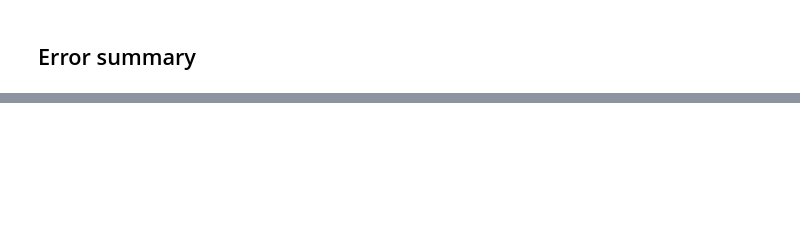
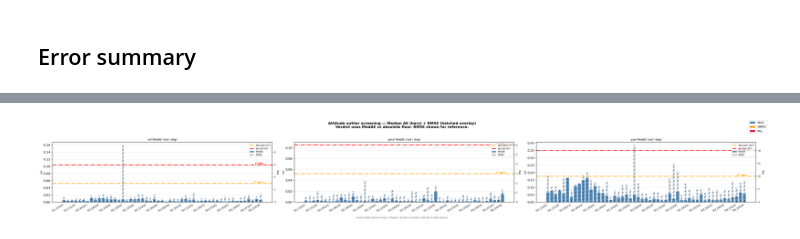
Before and after one commit to MChalak1/MARID_UAV, a Jupyter notebook: AI-ML-Experiments/model_observation.ipynb, the cells around one changed output, grey strips where cells are left out. Cells and saved outputs as stored; diff of their text form; code cells hidden in the pictures; blank space fills up the shorter version.

```diff
--- a/AI-ML-Experiments/model_observation.ipynb
+++ b/AI-ML-Experiments/model_observation.ipynb
@@ -480,16 +533,23 @@ _ANGLE_COLS = {'roll', 'pitch', 'yaw'}
 def _wrap(a):
     return (a + np.pi) % (2 * np.pi) - np.pi
 
+def _medae(e, g, col):
+    """Median absolute error — robust to wrap spikes and landing outliers."""
+    diff = e - g
+    if col in _ANGLE_COLS:
+        diff = _wrap(diff)
+    return float(np.median(np.abs(diff)))
+
 def _rmse(e, g, col):
     diff = e - g
     if col in _ANGLE_COLS:
         diff = _wrap(diff)
     return float(np.sqrt(np.mean(diff ** 2)))
 
-# Outlier detection — self-calibrating relative to fleet median.
-# Position omitted: drift is the training signal in GPS-denied dead-reckoning.
 SIGMA_WARN     = 1.5
 SIGMA_FAIL     = 2.5
+ABS_WARN_RAD   = {'roll': np.radians(3.0),  'pitch': np.radians(3.0),  'yaw': np.radians(10.0)}
+ABS_FAIL_RAD   = {'roll': np.radians(6.0),  'pitch': np.radians(6.0),  'yaw': np.radians(20.0)}
 _ATTITUDE_COLS = ['roll', 'pitch', 'yaw']
 _VERDICT_COLOR = {'PASS': 'steelblue', 'WARN': 'darkorange', 'FAIL': 'crimson'}
 
@@ -509,15 +569,16 @@ for fid in _base_fids:
     g = np.concatenate([np.load(c, allow_pickle=True)['pose_targets'].astype(np.float32) for c in cs])
     cols  = ['x','y','roll','pitch','yaw','vx','vy'] if g.shape[1] == 7 else ['x','y','z','roll','pitch','yaw','vx','vy','vz']
     eidx  = [_EST_ALL.index(c) for c in cols]
-    rmses = [_rmse(e[:, eidx[i]], g[:, i], cols[i]) for i in range(len(cols))]
-    rmse_table.append({'fid': fid, 'cols': cols, 'rmses': rmses})
+    medaes = [_medae(e[:, eidx[i]], g[:, i], cols[i]) for i in range(len(cols))]
+    rmses  = [_rmse( e[:, eidx[i]], g[:, i], cols[i]) for i in range(len(cols))]
+    rmse_table.append({'fid': fid, 'cols': cols, 'medaes': medaes, 'rmses': rmses})
 
 if not rmse_table:
     print('No flight data found in', DATA_DIR)
 else:
     fleet_median, fleet_mad = {}, {}
     for col in _ATTITUDE_COLS:
-        vals = np.array([r['rmses'][r['cols'].index(col)] for r in rmse_table if col in r['cols']])
+        vals = np.array([r['medaes'][r['cols'].index(col)] for r in rmse_table if col in r['cols']])
         med  = float(np.median(vals))
         mad  = float(np.median(np.abs(vals - med)) / 0.6745)
         fleet_median[col], fleet_mad[col] = med, max(mad, 1e-6)
@@ -527,32 +588,36 @@ else:
         for col in _ATTITUDE_COLS:
             if col not in r['cols']:
                 continue
-            z = (r['rmses'][r['cols'].index(col)] - fleet_median[col]) / fleet_mad[col]
-            if   z > SIGMA_FAIL: worst = 'BAD'
-            elif z > SIGMA_WARN and worst != 'BAD': worst = 'WARN'
+            val = r['medaes'][r['cols'].index(col)]
+            z   = (val - fleet_median[col]) / fleet_mad[col]
+            if   z > SIGMA_FAIL and val >= ABS_FAIL_RAD[col]: worst = 'BAD'
+            elif z > SIGMA_WARN and val >= ABS_WARN_RAD[col] and worst != 'BAD': worst = 'WARN'
         r['verdict'] = {'BAD': 'FAIL', 'WARN': 'WARN', 'OK': 'PASS'}[worst]
 
-    print(f"Fleet baseline ({len(rmse_table)} flights, angle errors wrapped to [-π,π]):")
+    print(f"Fleet baseline ({len(rmse_table)} flights, MedAE — robust to landing wrap spikes):")
     for col in _ATTITUDE_COLS:
-        print(f"  {col:6s}  median={fleet_median[col]:.4f} rad  σ={fleet_mad[col]:.4f} rad  "
-              f"warn>{fleet_median[col]+SIGMA_WARN*fleet_mad[col]:.4f}  "
-              f"fail>{fleet_median[col]+SIGMA_FAIL*fleet_mad[col]:.4f}")
+        print(f"  {col:6s}  fleet median={fleet_median[col]:.4f} rad ({np.degrees(fleet_median[col]):.2f}°)  "
+              f"σ={fleet_mad[col]:.4f} rad  "
+              f"warn>{fleet_median[col]+SIGMA_WARN*fleet_mad[col]:.4f} rad  "
+              f"fail>{fleet_median[col]+SIGMA_FAIL*fleet_mad[col]:.4f} rad  "
+              f"abs floor fail={np.degrees(ABS_FAIL_RAD[col]):.0f}°")
     print()
 
-    print(f"{'Flight':<28}  {'x (m)':>7}  {'y (m)':>7}  {'roll(r)':>7}  {'yaw(r)':>7}  {'vx':>6}  {'vy':>6}  Status")
-    print('-' * 93)
+    print(f"{'Flight':<28}  {'x':>7}  {'y':>7}  {'roll':>9}  {'yaw':>9}  {'vx':>6}  {'vy':>6}  Status")
+    print(f"{'':28}  {'MedAE':>7}  {'MedAE':>7}  {'Med/RMSE':>9}  {'Med/RMSE':>9}  {'Med':>6}  {'Med':>6}")
+    print('-' * 100)
     for r in rmse_table:
-        def _g(col, _r=r):
-            return _r['rmses'][_r['cols'].index(col)] if col in _r['cols'] else float('nan')
+        def _gm(col, _r=r): return _r['medaes'][_r['cols'].index(col)] if col in _r['cols'] else float('nan')
+        def _gr(col, _r=r): return _r['rmses'][_r['cols'].index(col)]  if col in _r['cols'] else float('nan')
         tag = {'PASS': 'OK  ', 'WARN': 'WARN', 'FAIL': 'FAIL'}[r['verdict']]
-        print(f"{r['fid'][-26:]:<28}  {_g('x'):7.2f}  {_g('y'):7.2f}  "
-              f"{_g('roll'):7.4f}  {_g('yaw'):7.4f}  {_g('vx'):6.3f}  {_g('vy'):6.3f}  {tag}")
+        roll_str = f"{np.degrees(_gm('roll')):4.1f}/{np.degrees(_gr('roll')):4.1f}°"
+        yaw_str  = f"{np.degrees(_gm('yaw')):4.1f}/{np.degrees(_gr('yaw')):4.1f}°"
+        print(f"{r['fid'][-26:]:<28}  {_gm('x'):7.2f}  {_gm('y'):7.2f}  "
+              f"{roll_str:>9}  {yaw_str:>9}  {_gm('vx'):6.3f}  {_gm('vy'):6.3f}  {tag}")
 
     bar_colors = [_VERDICT_COLOR[r['verdict']] for r in rmse_table]
     fids_plot  = [r['fid'] for r in rmse_table]
     x = np.arange(len(fids_plot))
-    # Keep every bar, but label only a sparse subset so this remains readable
-    # as the fleet grows.  Full flight IDs stay in the printed table above.
     max_xtick_labels = 18
     tick_step = max(1, int(np.ceil(len(fids_plot) / max_xtick_labels)))
     tick_idx = np.arange(0, len(fids_plot), tick_step)
@@ -563,28 +628,45 @@ else:
     fig_w = max(6 * len(_ATTITUDE_COLS), 0.22 * len(fids_plot) * len(_ATTITUDE_COLS))
     fig, axes = plt.subplots(1, len(_ATTITUDE_COLS), figsize=(fig_w, 4.6))
     for ax, col in zip(np.array(axes).flatten(), _ATTITUDE_COLS):
-        vals = [r['rmses'][r['cols'].index(col)] if col in r['cols'] else float('nan') for r in rmse_table]
-        ax.bar(x, vals, color=bar_colors, alpha=0.85)
-        ax.axhline(fleet_median[col],                                color='white',  lw=1.0, ls=':',  label='median')
-        ax.axhline(fleet_median[col]+SIGMA_WARN*fleet_mad[col],      color='orange', lw=1.0, ls='--', label=f'+{SIGMA_WARN}σ')
-        ax.axhline(fleet_median[col]+SIGMA_FAIL*fleet_mad[col],      color='red',    lw=1.0, ls='--', label=f'+{SIGMA_FAIL}σ')
+        vals_med  = [r['medaes'][r['cols'].index(col)] if col in r['cols'] else float('nan') for r in rmse_table]
+        vals_rmse = [r['rmses'][r['cols'].index(col)]  if col in r['cols'] else float('nan') for r in rmse_table]
+        ax.bar(x, vals_med,  color=bar_colors, alpha=0.85, label='MedAE')
+        ax.bar(x, vals_rmse, color=bar_colors, alpha=0.25, width=0.4, label='RMSE', hatch='//')
+
+        warn_y = ABS_WARN_RAD[col]
+        fail_y = ABS_FAIL_RAD[col]
+        ax.axhline(warn_y, color='orange', lw=2.0, ls='-.', label=f'abs warn ({np.degrees(warn_y):.0f}°)')
+        ax.axhline(fail_y, color='red',    lw=2.0, ls='-.', label=f'abs fail ({np.degrees(fail_y):.0f}°)')
+        ax.text(len(fids_plot) - 0.3, warn_y, f' {np.degrees(warn_y):.0f}° warn',
+                color='orange', fontsize=7, va='bottom', ha='right', fontweight='bold')
+        ax.text(len(fids_plot) - 0.3, fail_y, f' {np.degrees(fail_y):.0f}° FAIL',
+                color='red',    fontsize=7, va='bottom', ha='right', fontweight='bold')
+
         ax.set_xticks(tick_idx)
         ax.set_xticklabels(tick_labels, rotation=30, ha='right', fontsize=7)
         ax.tick_params(axis='x', length=2)
-        ax.set_title(f'{col} RMSE (rad, wrapped)', fontsize=9)
+        ax.set_title(f'{col} MedAE (rad / deg)', fontsize=9)
+        ax.set_ylabel('rad', fontsize=8)
         ax.legend(fontsize=7)
         ax.grid(True, axis='y', alpha=0.3)
+
+        ax_r = ax.twinx()
+        y_lo, y_hi = ax.get_ylim()
+        ax_r.set_ylim(np.degrees(y_lo), np.degrees(y_hi))
+        ax_r.set_ylabel('deg', fontsize=8)
+        ax_r.tick_params(axis='y', labelsize=7)
 
     from matplotlib.patches import Patch
     fig.legend(handles=[Patch(facecolor='steelblue', label='PASS'),
                         Patch(facecolor='darkorange', label='WARN'),
                         Patch(facecolor='crimson',    label='FAIL')],
                loc='upper right', fontsize=9)
-    fig.suptitle('Attitude outlier screening — relative to fleet median (angles wrapped)\n'
-                 'Position drift omitted (expected in GPS-denied dead-reckoning)',
+    fig.suptitle('Attitude outlier screening — Median AE (bars) + RMSE (hatched overlay)\n'
+                 'Verdict uses MedAE vs absolute floor. RMSE shown for reference.',
                  fontweight='bold')
     if tick_step > 1:
-        fig.text(0.5, 0.01, f'X-axis labels shown every {tick_step} flights; all bars are included. Full IDs are in the table above.',
+        fig.text(0.5, 0.01, f'X-axis labels shown every {tick_step} flights; all bars included. Full IDs in table above.',
                  ha='center', fontsize=8, color='0.35')
     plt.tight_layout(rect=[0, 0.04, 1, 0.95])
     plt.show()
+# %% [output]
@@ -590,0 +690 @@ else:
+[figure, added]
```
Also changed, not shown: parts of 13 cells of this notebook, 17 other files.
